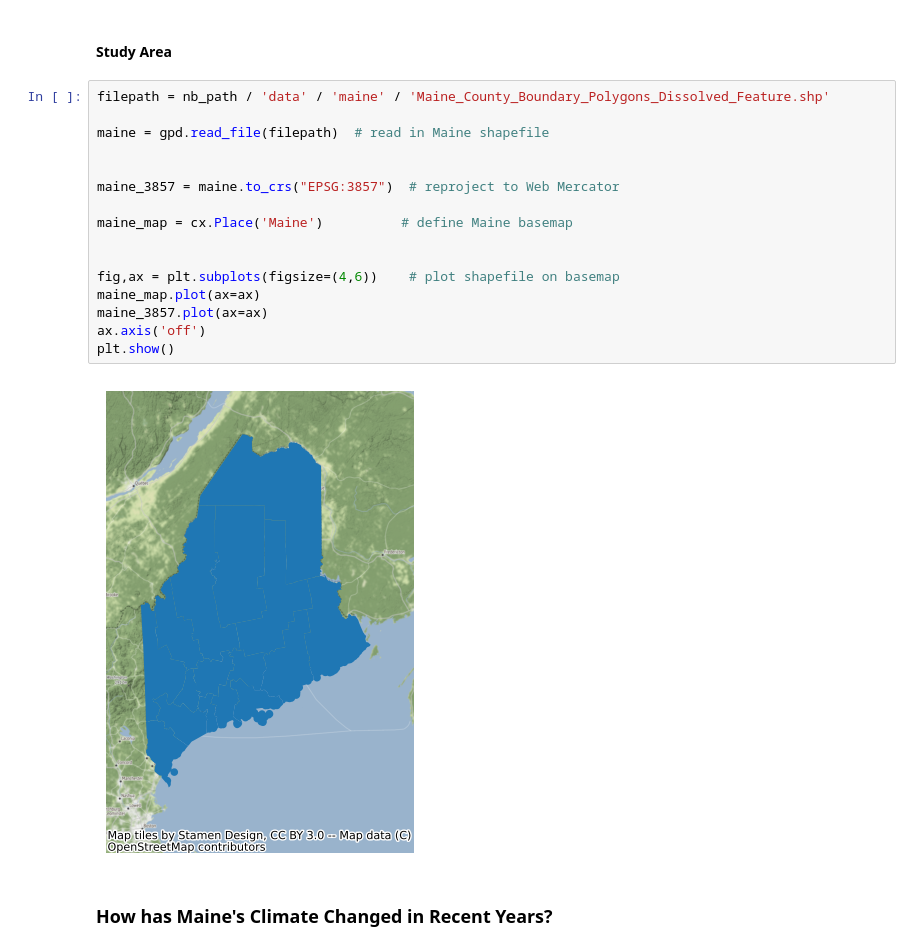
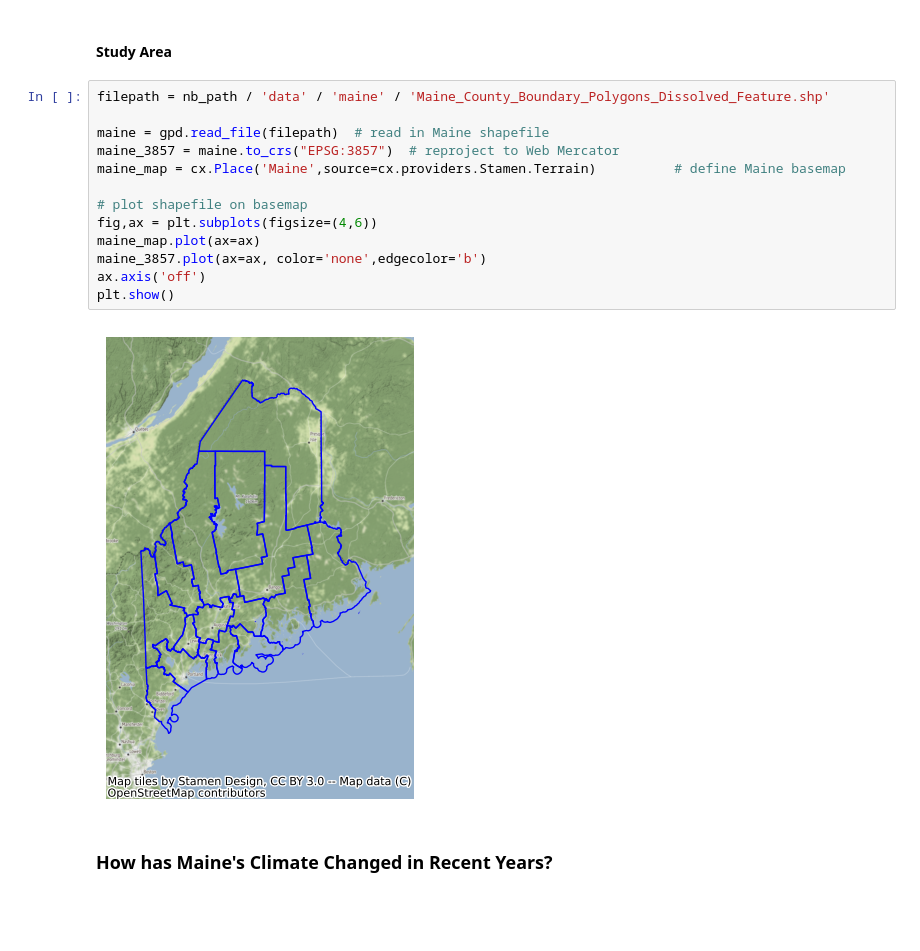
Before and after one commit to rosehanuy/maine-forest, a Jupyter notebook: final_project_mcguinness.ipynb, the cells around one changed output. Drawn from its saved outputs; the diff is of its cells as text; blank space fills up the shorter version.

```diff
--- a/maine.ipynb
+++ b/final_project_mcguinness.ipynb
@@ -39,21 +51,18 @@ WindowsPath('C:/Users/roseh/Desktop/785/forest_comp')
 # %%
 filepath = nb_path / 'data' / 'maine' / 'Maine_County_Boundary_Polygons_Dissolved_Feature.shp'
 
 maine = gpd.read_file(filepath)  # read in Maine shapefile
+maine_3857 = maine.to_crs("EPSG:3857")  # reproject to Web Mercator
+maine_map = cx.Place('Maine',source=cx.providers.Stamen.Terrain)          # define Maine basemap
 
-
-maine_3857 = maine.to_crs("EPSG:3857")  # reproject to Web Mercator
-
-maine_map = cx.Place('Maine')          # define Maine basemap
-
-
-fig,ax = plt.subplots(figsize=(4,6))    # plot shapefile on basemap
+# plot shapefile on basemap
+fig,ax = plt.subplots(figsize=(4,6))
 maine_map.plot(ax=ax)
-maine_3857.plot(ax=ax)
+maine_3857.plot(ax=ax, color='none',edgecolor='b')
 ax.axis('off')
 plt.show()
 # %% [output]
-[figure, old version]
+[figure, new version]
 # %% [markdown]
 ### How has Maine's Climate Changed in Recent Years?
 # %%
```
Also changed, not shown: parts of 11 cells of this notebook, 3 other files.
